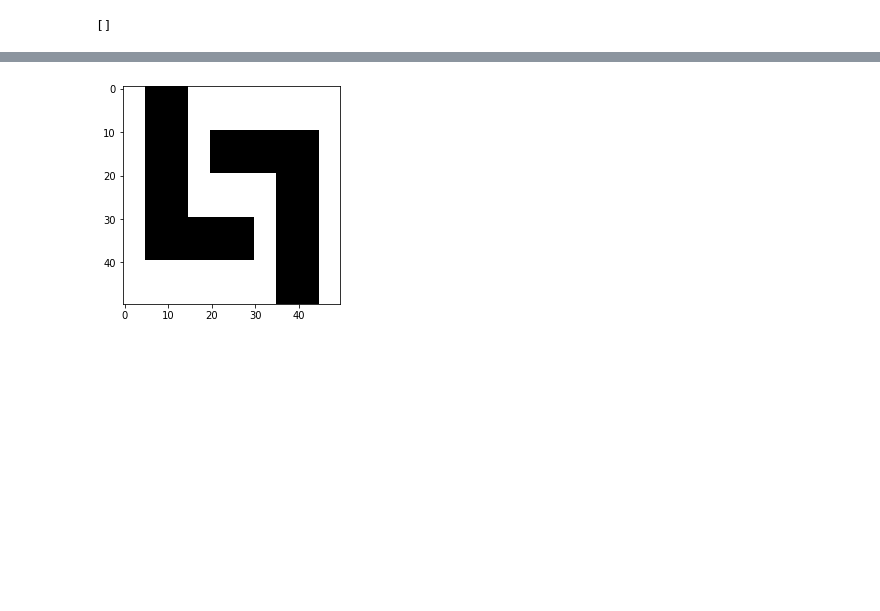
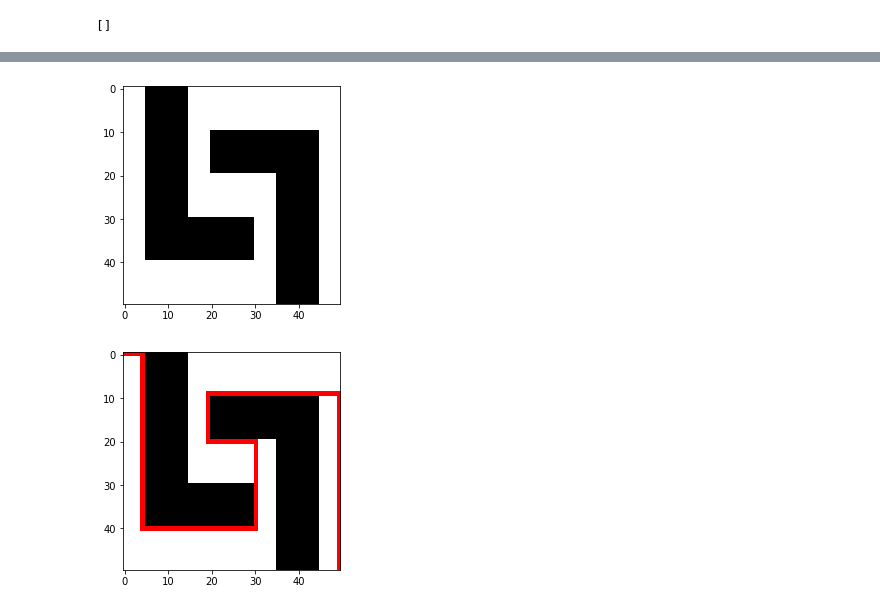
Before and after one commit to TAB0048/vvp-project, a Jupyter notebook: examples.ipynb, the cells around one changed output, grey strips where cells are left out. Cells and saved outputs as stored; diff of their text form; code cells hidden in the pictures; blank space fills up the shorter version.

```diff
--- a/examples.ipynb
+++ b/examples.ipynb
@@ -177,8 +179,10 @@ empty_maze.draw_maze()
 # %%
 slalom_maze = MazeTemplate.slalom(50)
 slalom_maze.draw_maze()
+slalom_maze.draw_maze_path()
 # %% [output]
 [figure]
+[figure, added]
 # %%
 lines_maze = MazeTemplate.lines(60)
 lines_maze.draw_maze()
```
Also changed, not shown: parts of 12 cells of this notebook, 1 other file.
